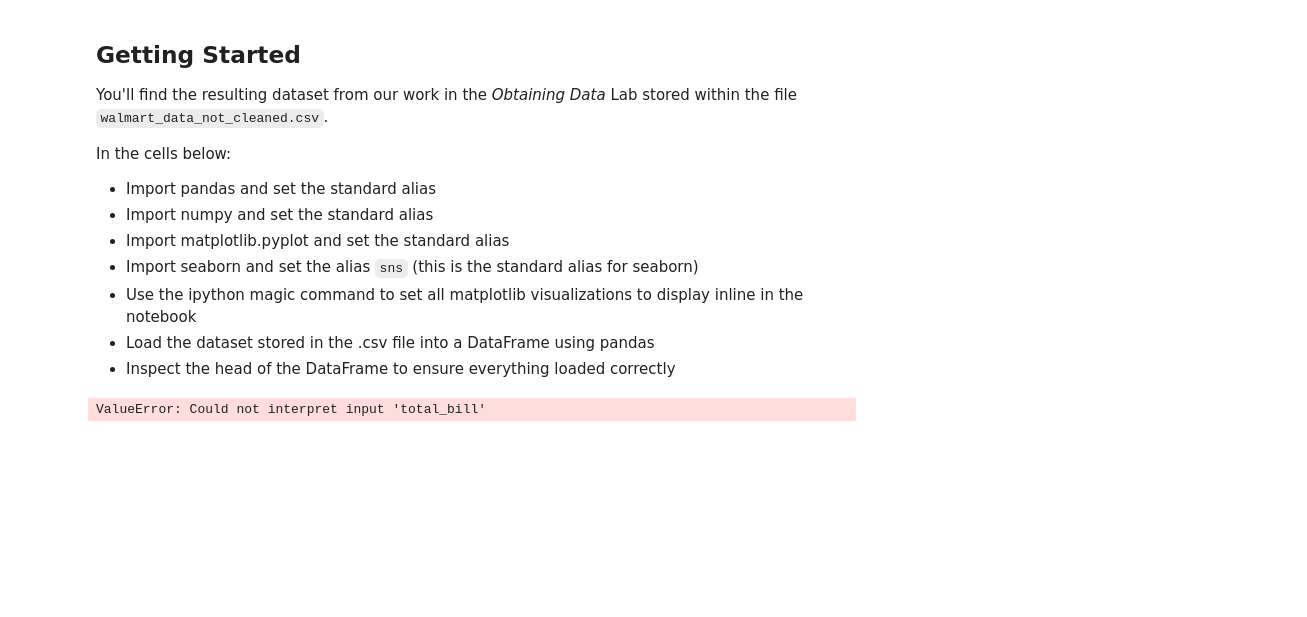
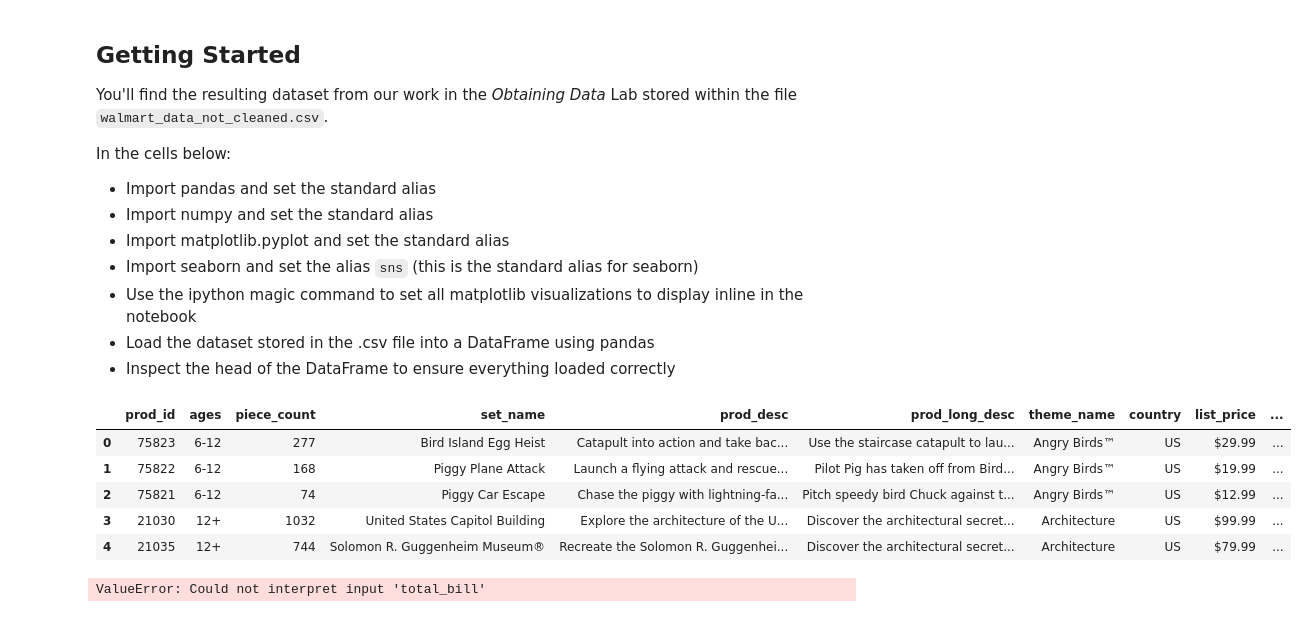
Before and after one commit to Dr-Salcedo/dsc-scrubbing-and-cleaning-data-lab-dc-ds-career-042219, a Jupyter notebook: index.ipynb, the cells around one changed output. Drawn from its saved outputs; the diff is of its cells as text; code cells hidden in the pictures; blank space fills up the shorter version.

```diff
--- a/index.ipynb
+++ b/index.ipynb
@@ -36,6 +36,16 @@ import numpy as np
 import seaborn as sns
 import matplotlib.pyplot as plt
 %matplotlib inline
+# %%
+df = pd.read_csv("Lego_data_merged.csv")
+df.head()
+# %% [output]
+|  | prod_id | ages | piece_count | set_name | prod_desc | prod_long_desc | theme_name | country | list_price | ... |
+| 0 | 75823 | 6-12 | 277 | Bird Island Egg Heist | Catapult into action and take bac... | Use the staircase catapult to lau... | Angry Birds™ | US | $29.99 | ... |
+| 1 | 75822 | 6-12 | 168 | Piggy Plane Attack | Launch a flying attack and rescue... | Pilot Pig has taken off from Bird... | Angry Birds™ | US | $19.99 | ... |
+| 2 | 75821 | 6-12 | 74 | Piggy Car Escape | Chase the piggy with lightning-fa... | Pitch speedy bird Chuck against t... | Angry Birds™ | US | $12.99 | ... |
+| 3 | 21030 | 12+ | 1032 | United States Capitol Building | Explore the architecture of the U... | Discover the architectural secret... | Architecture | US | $99.99 | ... |
+| 4 | 21035 | 12+ | 744 | Solomon R. Guggenheim Museum® | Recreate the Solomon R. Guggenhei... | Discover the architectural secret... | Architecture | US | $79.99 | ... |
 # %%
 # Now, load in the dataset and inspect the head to make sure everything loaded correctly
 df = pd.read_csv("Lego_data_merged.csv")
```
